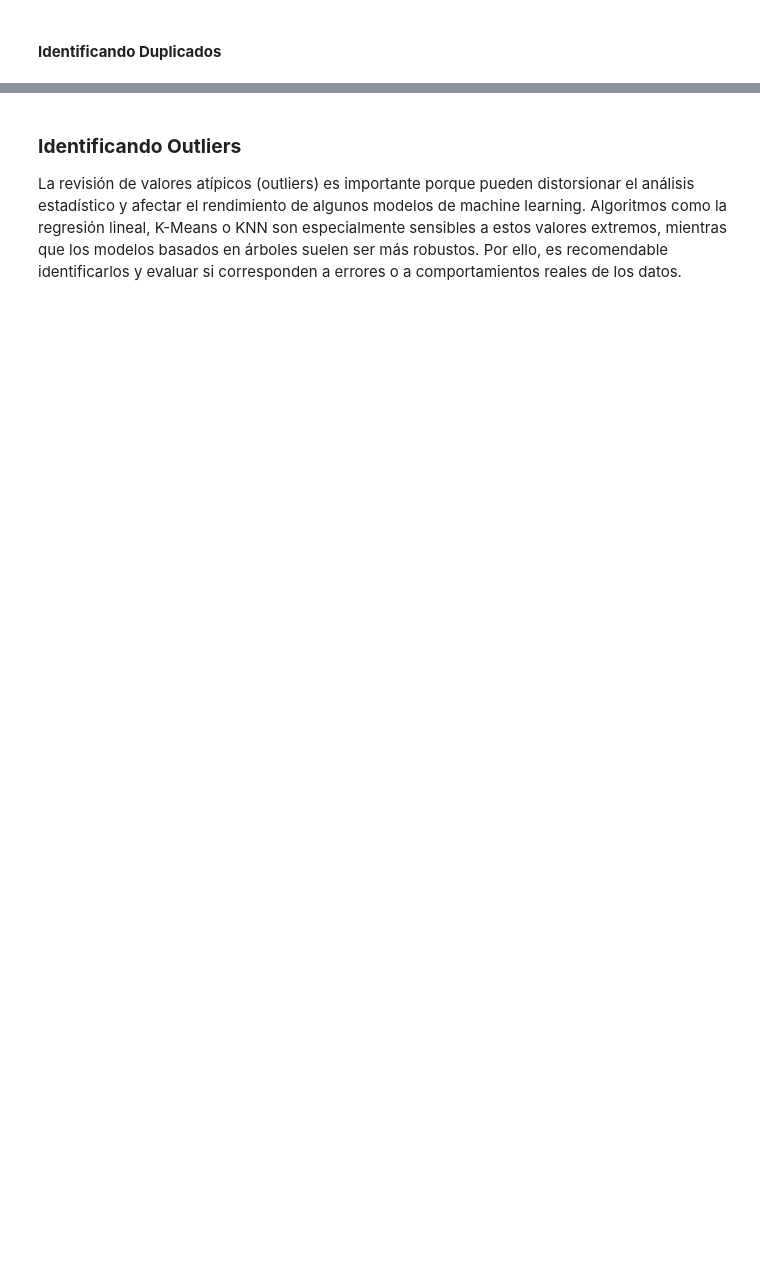
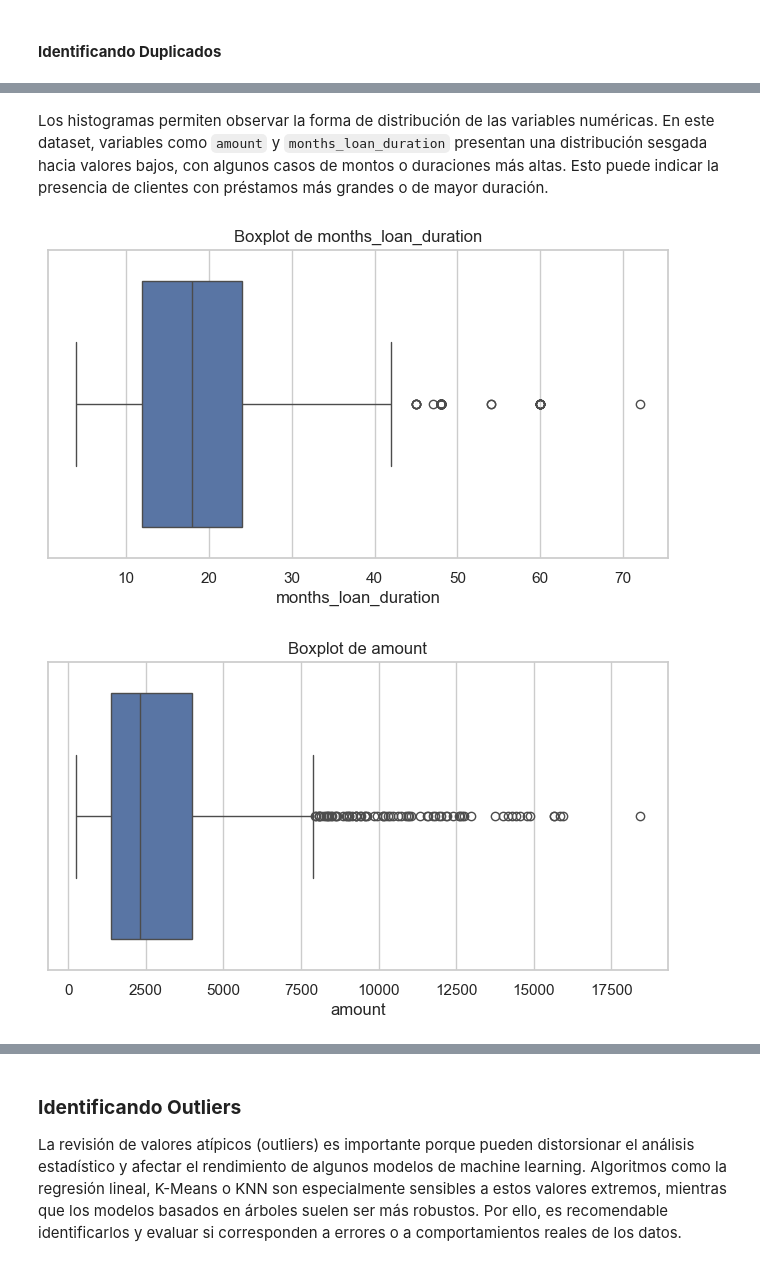
Before and after one commit to yurilealjaque/Skillnest-Data-Science-Proyecto-2, a Jupyter notebook: EDA/EDA_credit.ipynb, the cells around one changed output, grey strips where cells are left out. Drawn from its saved outputs; the diff is of its cells as text; code cells hidden in the pictures; blank space fills up the shorter version.

```diff
--- a/EDA/EDA_credit.ipynb
+++ b/EDA/EDA_credit.ipynb
@@ -139,0 +344,15 @@ posibles_duplicados
+# %% [markdown]
+Los histogramas permiten observar la forma de distribución de las variables numéricas.
+En este dataset, variables como `amount` y `months_loan_duration` presentan una distribución sesgada hacia valores bajos, con algunos casos de montos o duraciones más altas.
+Esto puede indicar la presencia de clientes con préstamos más grandes o de mayor duración.
+# %%
+# Boxplots para revisar posibles outliers
+for col in columnas_numericas:
+    plt.figure(figsize=(8, 4))
+    sns.boxplot(x=df[col])
+    plt.title(f"Boxplot de {col}")
+    plt.xlabel(col)
+    plt.show()
+# %% [output]
+[figure, added]
+[figure, added]
```
Also changed, not shown: parts of 62 cells of this notebook.
